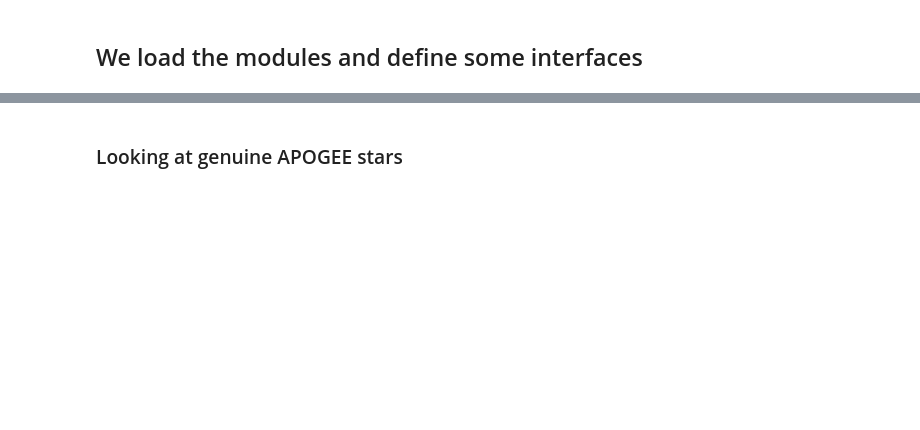
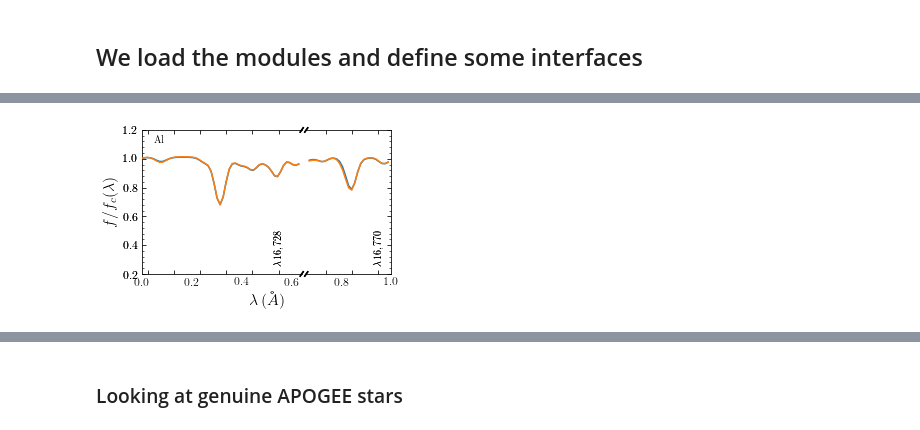
Before and after one commit to drd13/RSCA, a Jupyter notebook: apoNN/notebooks/01-Synthetic_exploration.ipynb, the cells around one changed output, grey strips where cells are left out. Saved outputs shown, nothing was run; the diff lists cells and outputs as text; code cells hidden in the pictures; blank space fills up the shorter version.

```diff
--- a/apoNN/notebooks/01-Synthetic_exploration.ipynb
+++ b/apoNN/notebooks/01-Synthetic_exploration.ipynb
@@ -166,4 +92,0 @@ varying metallicity
-# %%
-atm= atlas9.Atlas9Atmosphere(teff=4750.,logg=2.5,metals=-0.25,am=0.25,cm=0.25)
-# The following takes a while ...
-synspec= apogee.modelspec.turbospec.synth([22,-0.3],modelatm=atm,linelist='201404080919',lsf='all',cont='aspcap',vmacro=6.,isotopes='solar')
@@ -175,6 +96,0 @@ plt.ylim(-0.05,0.2)
-# %%
-atm= atlas9.Atlas9Atmosphere(teff=4750.,logg=2.5,metals=-0.25,am=0.25,cm=0.75)
-atm2= atlas9.Atlas9Atmosphere(teff=4750.,logg=2.5,metals=-0.25,am=0.25,cm=-0.75)
-
-synspec= apogee.modelspec.turbospec.synth(modelatm=atm,linelist='201404080919',lsf='all',cont='aspcap',vmacro=6.,isotopes='solar')
-synspec2= apogee.modelspec.turbospec.synth(modelatm=atm2,linelist='201404080919',lsf='all',cont='aspcap',vmacro=6.,isotopes='solar')
@@ -237,3 +158,5 @@ plt.xlim(7300,8000)
 # %%
-splot.windows(spectra_array[4][-1][0],'Al')
-splot.windows(spectra_array[4][-1][1],'Al',overplot=True,)
+splot.windows(spectra_array[0][-1][0],'Al')
+splot.windows(spectra_array[0][-1][1],'Al',overplot=True,)
+# %% [output]
+[figure, added]
```
Also changed, not shown: parts of 81 cells of this notebook, 8 other files.
